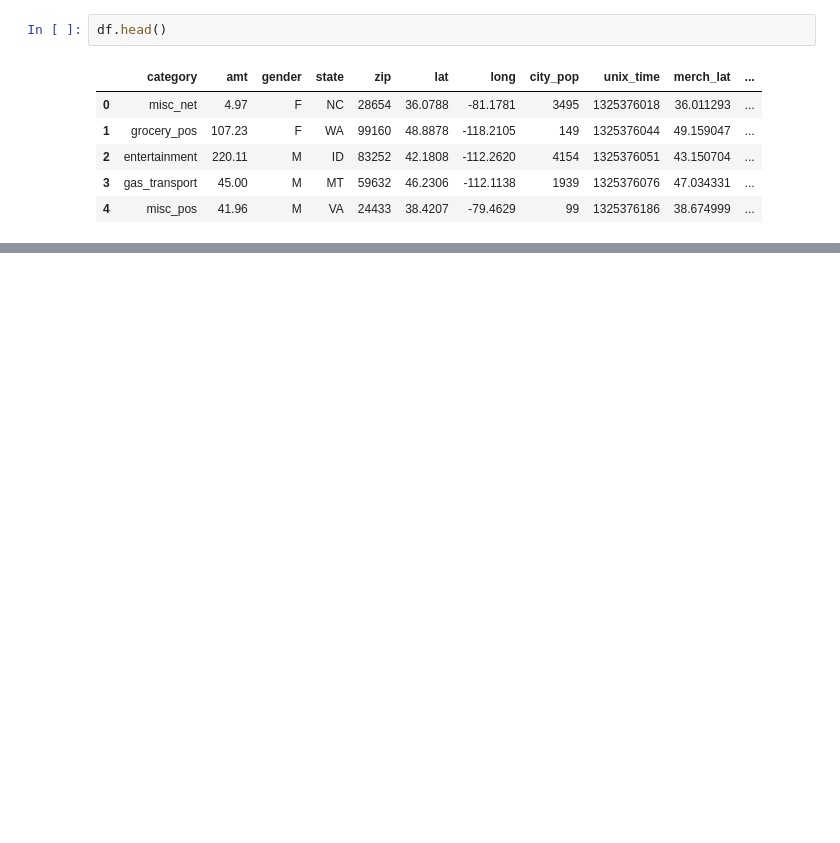
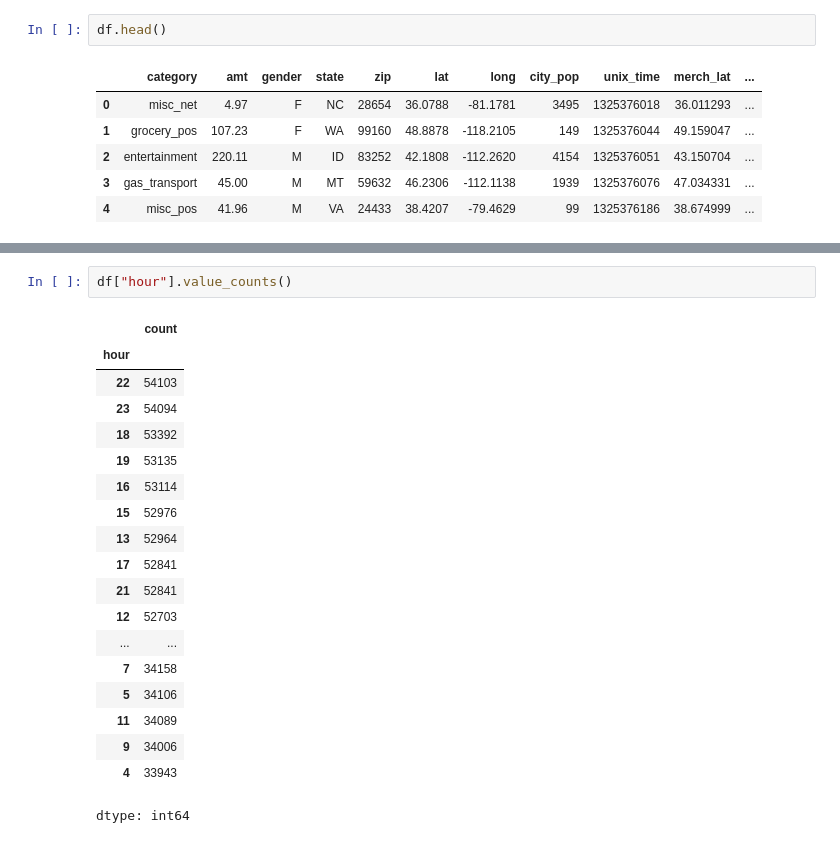
Before and after one commit to Harsh28-raj/credit-card-fraud-detection, a Jupyter notebook: credit_crd_frd.ipynb, the cells around one changed output, grey strips where cells are left out. Cells and saved outputs as stored; diff of their text form; blank space fills up the shorter version.

```diff
--- a/credit_crd_frd.ipynb
+++ b/credit_crd_frd.ipynb
@@ -257,0 +318,22 @@ df.head()
+# %%
+df["hour"].value_counts()
+# %% [output]
+|  | count |
+| hour |  |
+| 22 | 54103 |
+| 23 | 54094 |
+| 18 | 53392 |
+| 19 | 53135 |
+| 16 | 53114 |
+| 15 | 52976 |
+| 13 | 52964 |
+| 17 | 52841 |
+| 21 | 52841 |
+| 12 | 52703 |
+| ... | ... |
+| 7 | 34158 |
+| 5 | 34106 |
+| 11 | 34089 |
+| 9 | 34006 |
+| 4 | 33943 |
+dtype: int64
```
Also changed, not shown: parts of 29 cells of this notebook.
